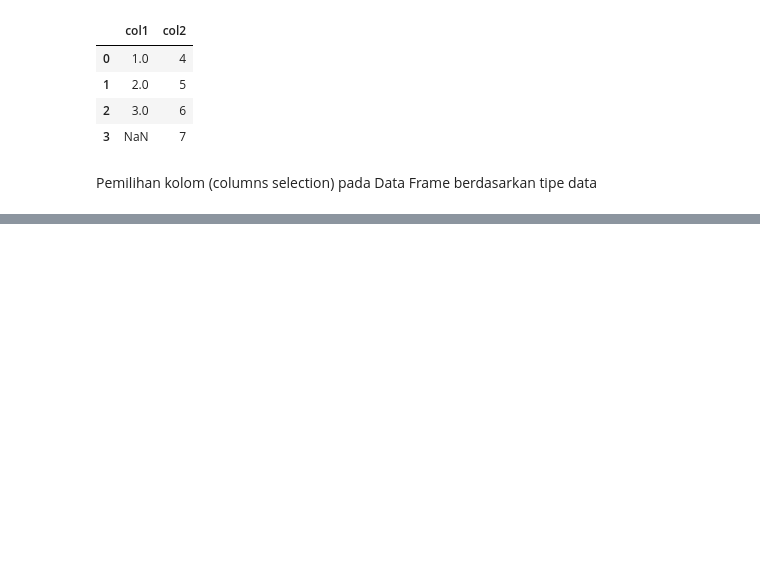
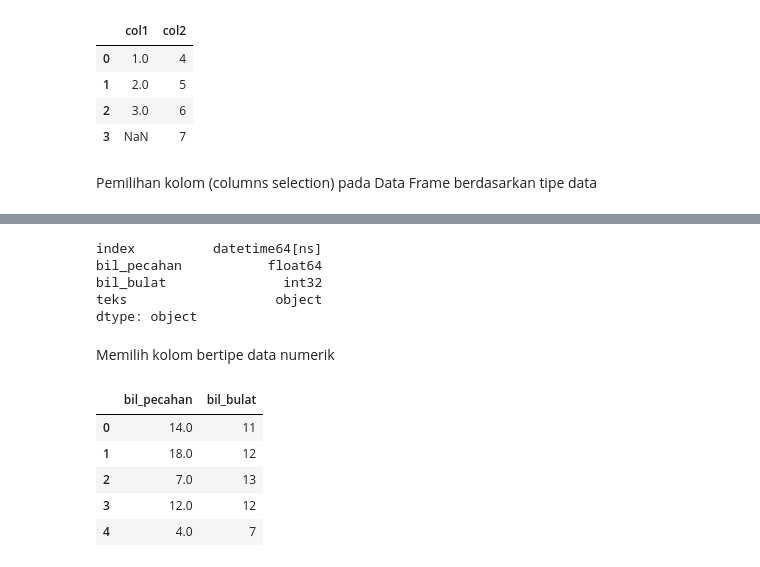
Before and after one commit to ahmdbnrsl/From-Python-to-ML, a Jupyter notebook: BASIC_ML/pandas.ipynb, the cells around one changed output, grey strips where cells are left out. Saved outputs shown, nothing was run; the diff lists cells and outputs as text; code cells hidden in the pictures; blank space fills up the shorter version.

```diff
--- a/BASIC_ML/pandas.ipynb
+++ b/BASIC_ML/pandas.ipynb
@@ -176,0 +178,19 @@ df
+# %%
+df.dtypes
+# %% [output]
+index          datetime64[ns]
+bil_pecahan           float64
+bil_bulat               int32
+teks                   object
+dtype: object
+# %% [markdown]
+Memilih kolom bertipe data numerik
+# %%
+df.select_dtypes(include=['float', 'int'])
+# %% [output]
+|  | bil_pecahan | bil_bulat |
+| 0 | 14.0 | 11 |
+| 1 | 18.0 | 12 |
+| 2 | 7.0 | 13 |
+| 3 | 12.0 | 12 |
+| 4 | 4.0 | 7 |
```
Also changed, not shown: parts of 8 cells of this notebook.
